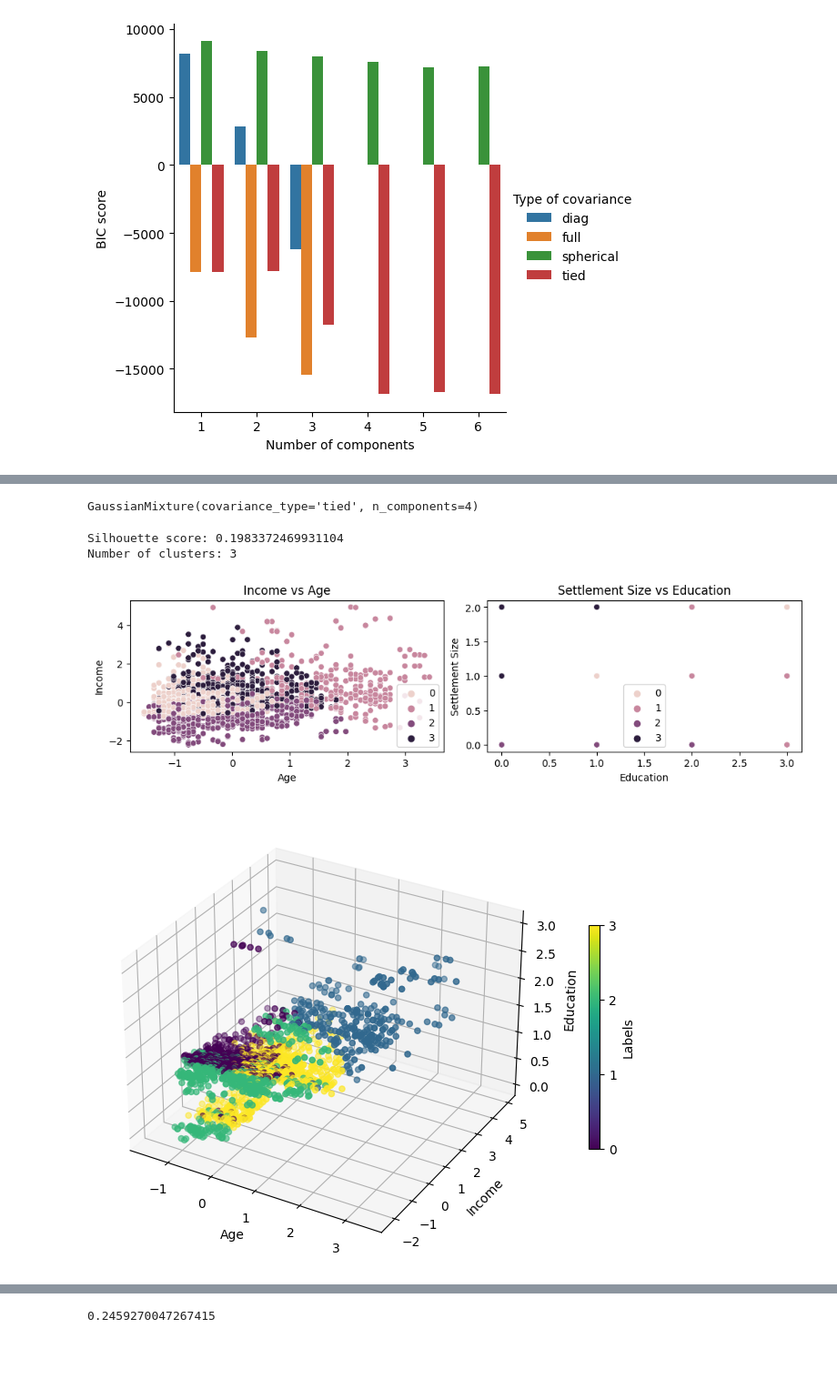
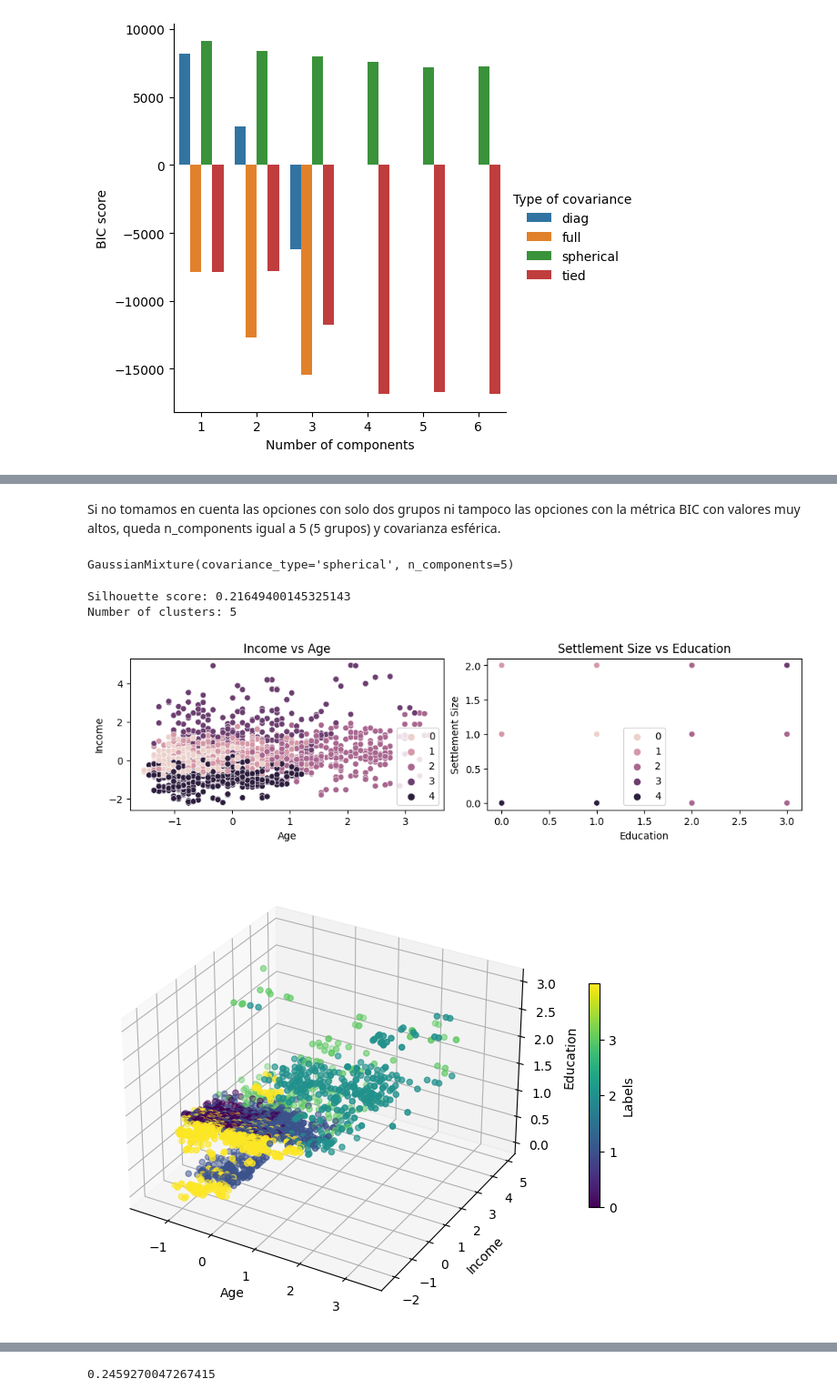
Before and after one commit to a-jimenezc/Segmentacion_de_clientes, a Jupyter notebook: notebooks/1_EDA_DL_modeling_aj.ipynb, the cells around one changed output, grey strips where cells are left out. Shown at 91% size. Drawn from its saved outputs; the diff is of its cells as text; code cells hidden in the pictures; blank space fills up the shorter version.

```diff
--- a/notebooks/1_EDA_DL_modeling_aj.ipynb
+++ b/notebooks/1_EDA_DL_modeling_aj.ipynb
@@ -585,21 +593,0 @@ plt.show()
-# %%
-#Calculating the silhouette index
-from sklearn.mixture import GaussianMixture
-from sklearn.model_selection import GridSearchCV
-
-
-def gmm_bic_score(estimator, X):
-    """Callable to pass to GridSearchCV that will use the BIC score."""
-    # Make it negative since GridSearchCV expects a score to maximize
-    silhouette_score(X, clusterer.labels_)
-    return estimator.bic(X)
-
-
-param_grid = {
-    "n_components": range(1, 7),
-    "covariance_type": ["spherical", "tied", "diag", "full"],
-}
-grid_search = GridSearchCV(
-    GaussianMixture(), param_grid=param_grid, scoring=gmm_bic_score
-)
-grid_search.fit(X)
@@ -668,54 +652,67 @@ ordered.reset_index().head(30)
+# %% [markdown]
+Si no tomamos en cuenta las opciones con solo dos grupos ni tampoco las opciones con la métrica BIC con valores muy altos, queda n_components igual a 5 (5 grupos) y covarianza esférica.
 # %%
 from sklearn.mixture import GaussianMixture
-clusterer = GaussianMixture(n_components=4, covariance_type='tied')
+clusterer = GaussianMixture(n_components=5, covariance_type='spherical')
 
 clusterer.fit(X)
 # %% [output]
-GaussianMixture(covariance_type='tied', n_components=4)
+GaussianMixture(covariance_type='spherical', n_components=5)
 # %%
 #visualizing labels
 
-clusterer = GaussianMixture(n_components=4, covariance_type='tied')
+clusterer = GaussianMixture(n_components=5, covariance_type='spherical')
 
 clusterer.fit(X)
 
 print('Silhouette score:', silhouette_score(X, clusterer.predict(X)))
-print('Number of clusters:', clusterer.predict(X).max())
+print('Number of clusters:', clusterer.predict(X).max() + 1) # Starts from 0
 
 import seaborn as sns
 from mpl_toolkits.mplot3d import Axes3D
 
 labels = clusterer.predict(X)
 
 fig = plt.figure(figsize=(10, 5), constrained_layout=True)
 
 ax0 = fig.add_subplot(2,2,1)
-sns.scatterplot(x=X[:, 0], y=X[:, 1], hue=kmeans.labels_, ax = ax0)
+sns.scatterplot(x=X[:, 0], y=X[:, 1], hue=labels, ax = ax0)
 ax0.set_xlabel('Age')
 ax0.set_ylabel('Income')
 ax0.set_title('Income vs Age')
 
 ax1 = fig.add_subplot(2,2,2)
-sns.scatterplot(x=X[:, 2], y=X[:, 3], hue=kmeans.labels_, ax = ax1)
+sns.scatterplot(x=X[:, 2], y=X[:, 3], hue=labels, ax = ax1)
 ax1.set_xlabel('Education')
 ax1.set_ylabel('Settlement Size')
 ax1.set_title('Settlement Size vs Education')
 plt.show()
 
 fig = plt.figure(figsize=(11, 5), constrained_layout=True)
 
 ax2 = fig.add_subplot(111, projection='3d')
-scatter = ax2.scatter(X[:, 0], X[:, 1], X[:, 2], c=kmeans.labels_)
+scatter = ax2.scatter(X[:, 0], X[:, 1], X[:, 2], c=labels)
 colorbar = fig.colorbar(scatter, ax=ax2, ticks = [0,1,2,3], shrink=0.5)
 ax2.set_xlabel('Age')
 ax2.set_ylabel('Income')
 ax2.set_zlabel('Education')
 
 colorbar.set_label('Labels')
 
 plt.show()
+
+fig = plt.figure(figsize=(11, 5), constrained_layout=True)
+
+ax2 = fig.add_subplot(111, projection='3d')
+ax2.scatter(X[:, 0], X[:, 1], X[:, 3], c=labels)
+ax2.set_xlabel('Age')
+ax2.set_ylabel('Income')
+ax2.set_zlabel('Settlement size')
+
+
+plt.show()
 # %% [output]
-Silhouette score: 0.1983372469931104
-Number of clusters: 3
+Silhouette score: 0.21649400145325143
+Number of clusters: 5
-[figure, old version]
+[figure, new version]
-[figure, old version]
+[figure, new version]
```
Also changed, not shown: parts of 57 cells of this notebook.
